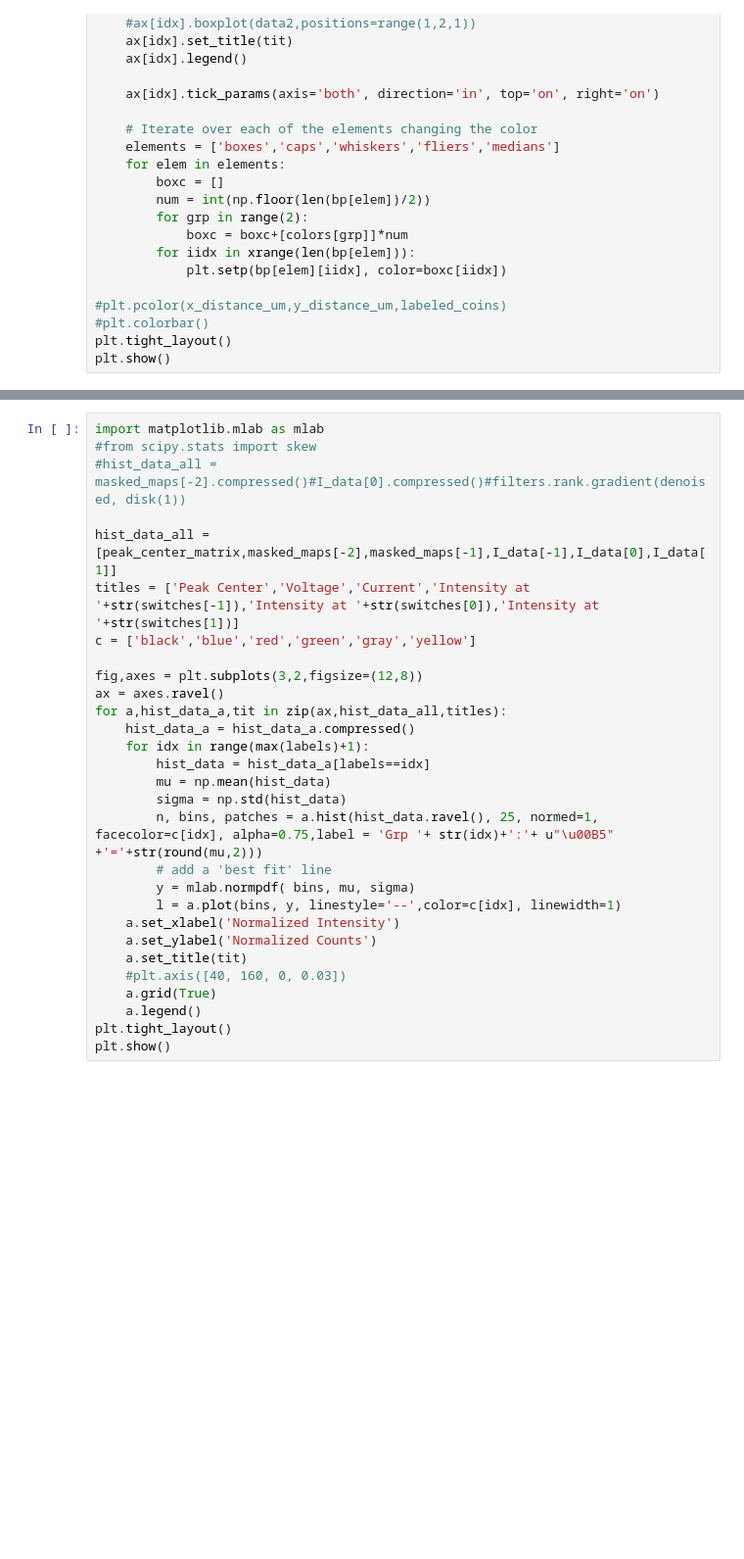
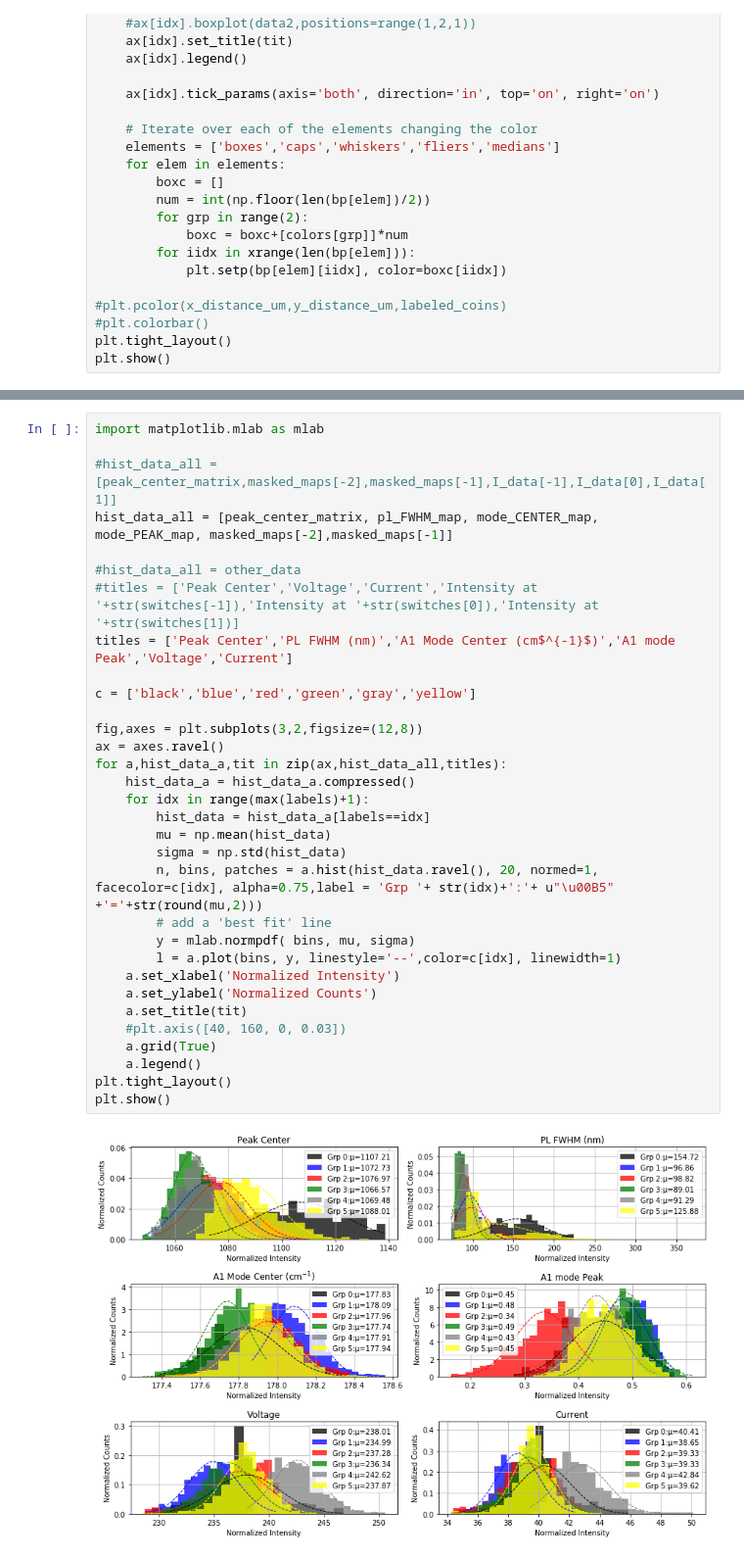
Before and after one commit to bradleyMwest/Renishaw-Reni-Awesome, a Jupyter notebook: Compare Voltage between High Energy PL regions and Low Energy PL regions.ipynb, the cells around one changed output, grey strips where cells are left out. Shown at 98% size. Cells and saved outputs as stored; diff of their text form; blank space fills up the shorter version.

```diff
--- a/Compare Voltage between High Energy PL regions and Low Energy PL regions.ipynb
+++ b/Compare Voltage between High Energy PL regions and Low Energy PL regions.ipynb
@@ -855,29 +876,34 @@ plt.show()
 # %%
 import matplotlib.mlab as mlab
-#from scipy.stats import skew
-#hist_data_all = masked_maps[-2].compressed()#I_data[0].compressed()#filters.rank.gradient(denoised, disk(1))
 
-hist_data_all = [peak_center_matrix,masked_maps[-2],masked_maps[-1],I_data[-1],I_data[0],I_data[1]]
-titles = ['Peak Center','Voltage','Current','Intensity at '+str(switches[-1]),'Intensity at '+str(switches[0]),'Intensity at '+str(switches[1])]
+#hist_data_all = [peak_center_matrix,masked_maps[-2],masked_maps[-1],I_data[-1],I_data[0],I_data[1]]
+hist_data_all = [peak_center_matrix, pl_FWHM_map, mode_CENTER_map, mode_PEAK_map, masked_maps[-2],masked_maps[-1]]
+
+#hist_data_all = other_data
+#titles = ['Peak Center','Voltage','Current','Intensity at '+str(switches[-1]),'Intensity at '+str(switches[0]),'Intensity at '+str(switches[1])]
+titles = ['Peak Center','PL FWHM (nm)','A1 Mode Center (cm$^{-1}$)','A1 mode Peak','Voltage','Current']
+
 c = ['black','blue','red','green','gray','yellow']
 
 fig,axes = plt.subplots(3,2,figsize=(12,8))
 ax = axes.ravel()
 for a,hist_data_a,tit in zip(ax,hist_data_all,titles):
     hist_data_a = hist_data_a.compressed()
     for idx in range(max(labels)+1):
         hist_data = hist_data_a[labels==idx]
         mu = np.mean(hist_data)
         sigma = np.std(hist_data)
-        n, bins, patches = a.hist(hist_data.ravel(), 25, normed=1, facecolor=c[idx], alpha=0.75,label = 'Grp '+ str(idx)+':'+ u"\u00B5" +'='+str(round(mu,2)))
+        n, bins, patches = a.hist(hist_data.ravel(), 20, normed=1, facecolor=c[idx], alpha=0.75,label = 'Grp '+ str(idx)+':'+ u"\u00B5" +'='+str(round(mu,2)))
         # add a 'best fit' line
         y = mlab.normpdf( bins, mu, sigma)
         l = a.plot(bins, y, linestyle='--',color=c[idx], linewidth=1)
     a.set_xlabel('Normalized Intensity')
     a.set_ylabel('Normalized Counts')
     a.set_title(tit)
     #plt.axis([40, 160, 0, 0.03])
     a.grid(True)
     a.legend()
 plt.tight_layout()
 plt.show()
+# %% [output]
+[figure, added]
```
Also changed, not shown: parts of 6 cells of this notebook.
